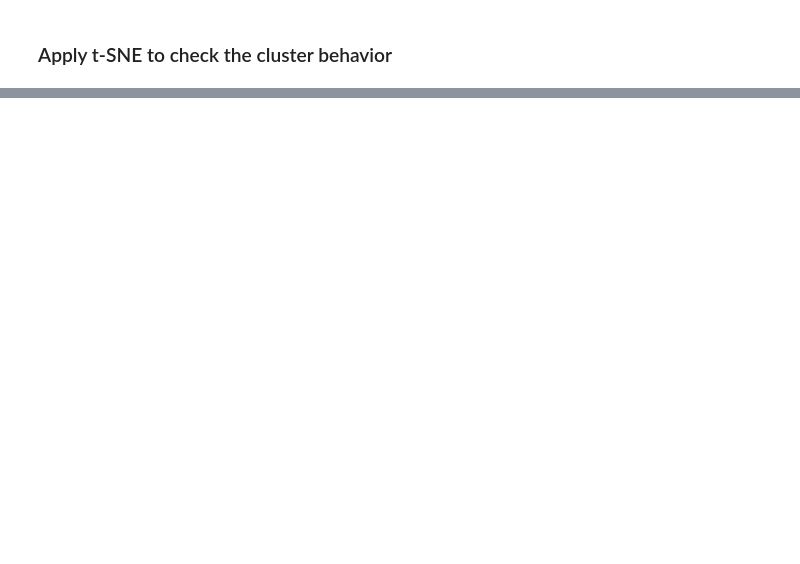
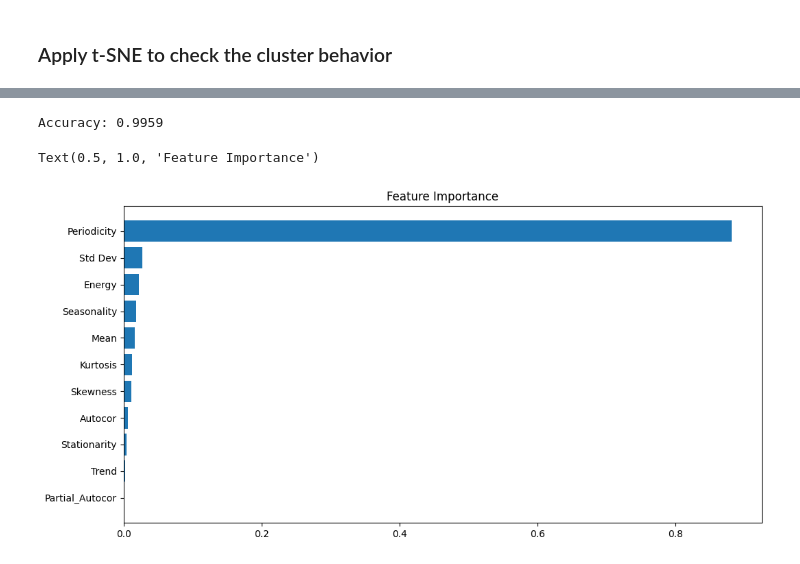
Before and after one commit to FLEX4AI/TRAIL24, a Jupyter notebook: centralized experiments/test_new_clustering.ipynb, the cells around one changed output, grey strips where cells are left out. Cells and saved outputs as stored; diff of their text form; code cells hidden in the pictures; blank space fills up the shorter version.

```diff
--- a/centralized experiments/test_new_clustering.ipynb
+++ b/centralized experiments/test_new_clustering.ipynb
@@ -674,0 +698,7 @@ np.save('/home/vincent/Documents/Multitel/Projects/TRAIL_workshop_Portugal/proje
+# %%
+X_train, X_test, y_train, y_test = train_test_split(data_scaled_bis, labels, test_size=0.2, random_state=25)
+# %%
+model = XGBClassifier(n_estimators=100, max_depth=6, learning_rate=0.1)
+#model = XGBRegressor(n_estimators=500, max_depth=5, eta=0.05)
+
+model.fit(X_train, y_train)
@@ -674,0 +717,24 @@ np.save('/home/vincent/Documents/Multitel/Projects/TRAIL_workshop_Portugal/proje
+# %%
+y_pred = model.predict(X_test)
+accuracy = accuracy_score(y_test, y_pred)
+
+print(f"Accuracy: {accuracy:.4f}")
+# %% [output]
+Accuracy: 0.9959
+# %%
+labels_plots = ['Mean', 'Std Dev', 'Skewness', 'Kurtosis', 'Energy', 'Periodicity',
+                'Trend', 'Seasonality', 'Stationarity', 'Autocor', 'Partial_Autocor']
+
+labels_plots_bis = np.array(labels_plots)[indexes]
+# %%
+
+feature_importance = model.feature_importances_
+sorted_idx = np.argsort(feature_importance)
+
+fig = plt.figure(figsize=(12, 6))
+plt.barh(range(len(sorted_idx)), feature_importance[sorted_idx], align='center')
+plt.yticks(range(len(sorted_idx)), np.array(labels_plots_bis)[sorted_idx])
+plt.title('Feature Importance')
+# %% [output]
+Text(0.5, 1.0, 'Feature Importance')
+[figure, added]
```
Also changed, not shown: parts of 35 cells of this notebook, 2 other files.
